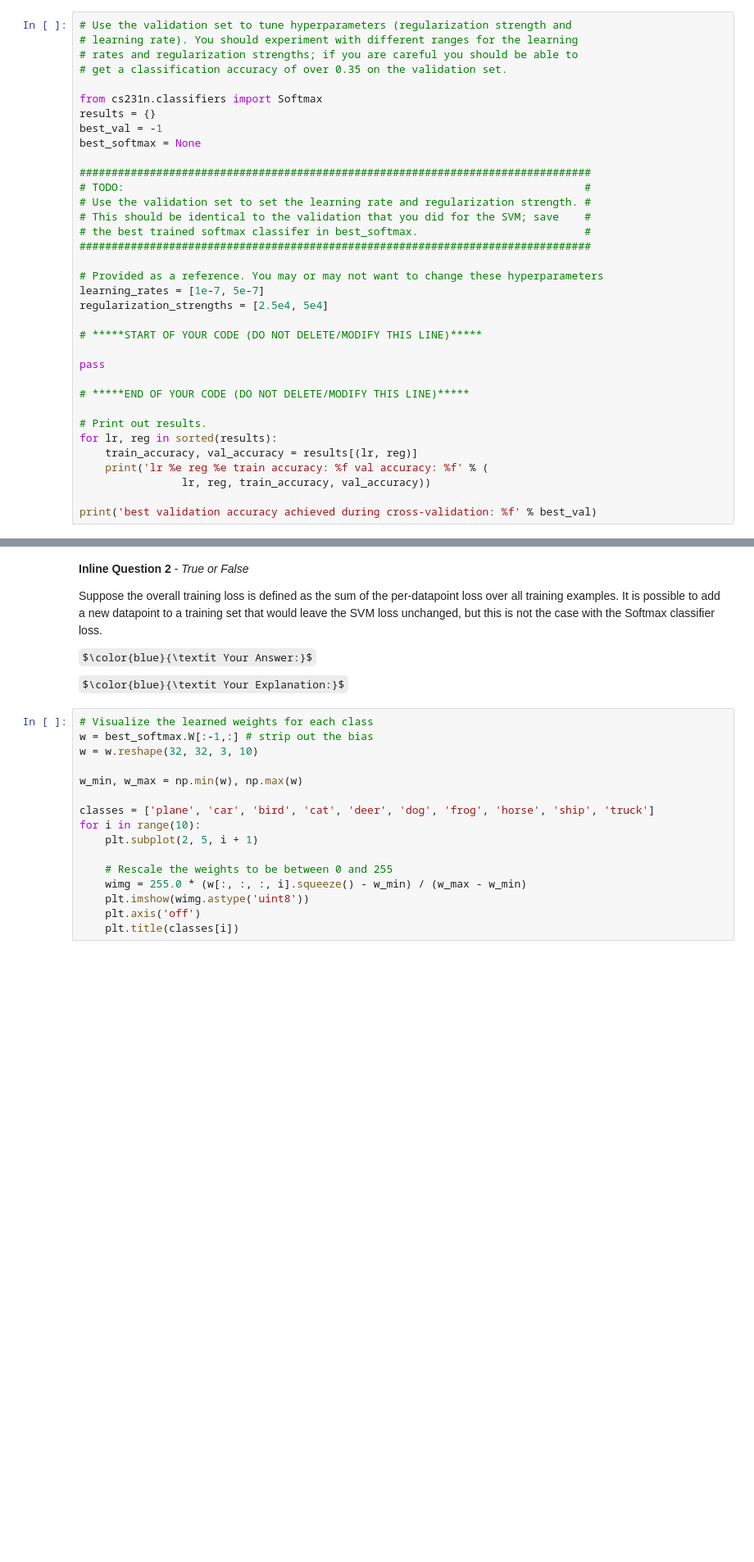
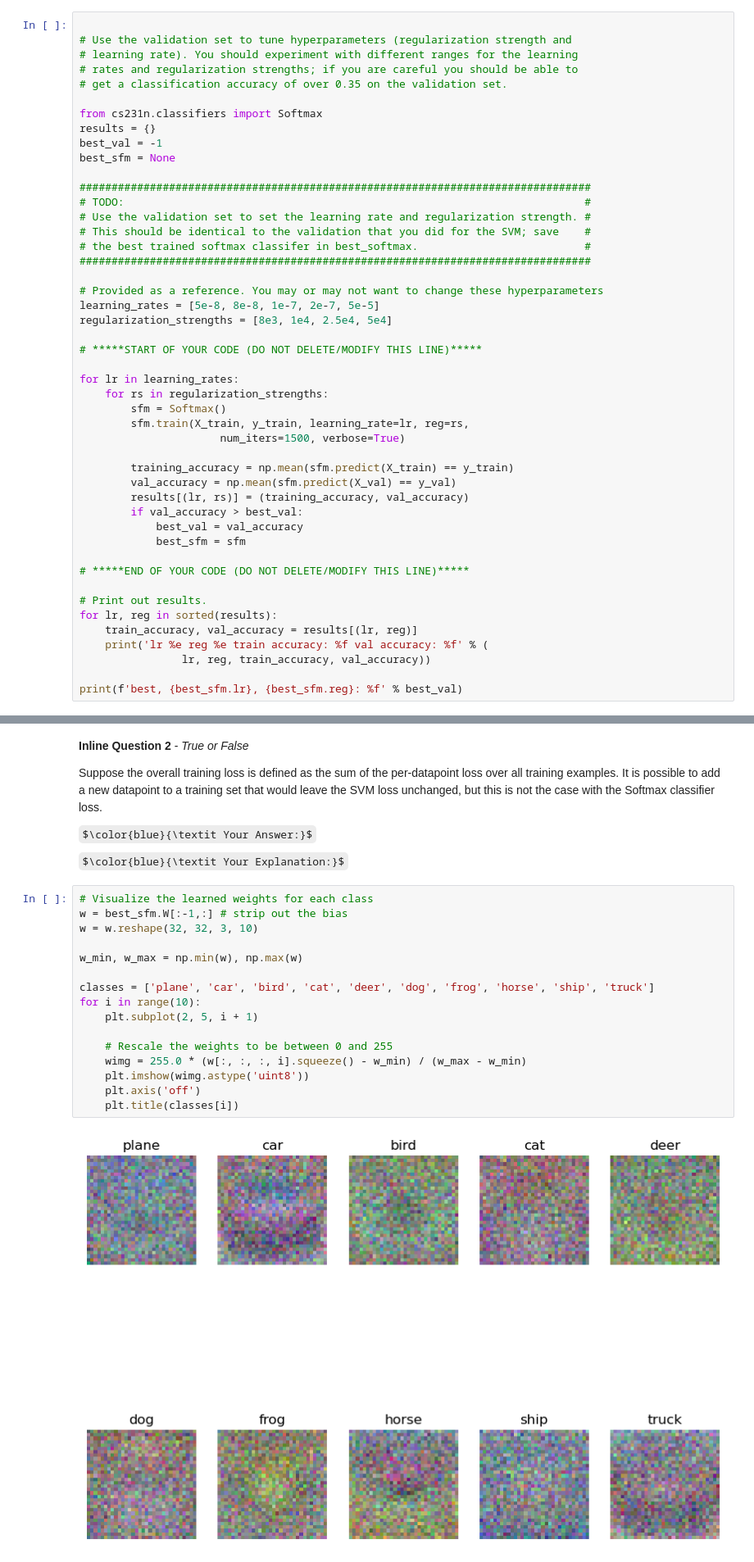
Before and after one commit to kev374k/comp-vision, a Jupyter notebook: assignment1/softmax.ipynb, the cells around one changed output, grey strips where cells are left out. Shown: that part at 82% size. Saved outputs shown, nothing was run; the diff lists cells and outputs as text; some formulas as TeX source; blank space fills up the shorter version.

Commit message:
finished softmax

```diff
--- a/assignment1/softmax.ipynb
+++ b/assignment1/softmax.ipynb
@@ -186,4 +215,5 @@ print('Gradient difference: %f' % grad_difference)
 # %%
+
 # Use the validation set to tune hyperparameters (regularization strength and
 # learning rate). You should experiment with different ranges for the learning
 # rates and regularization strengths; if you are careful you should be able to
@@ -192,7 +222,7 @@ print('Gradient difference: %f' % grad_difference)
 from cs231n.classifiers import Softmax
 results = {}
 best_val = -1
-best_softmax = None
+best_sfm = None
 
 ################################################################################
 # TODO:                                                                        #
@@ -202,12 +232,23 @@ best_softmax = None
 ################################################################################
 
 # Provided as a reference. You may or may not want to change these hyperparameters
-learning_rates = [1e-7, 5e-7]
-regularization_strengths = [2.5e4, 5e4]
+learning_rates = [5e-8, 8e-8, 1e-7, 2e-7, 5e-5]
+regularization_strengths = [8e3, 1e4, 2.5e4, 5e4]
 
 # *****START OF YOUR CODE (DO NOT DELETE/MODIFY THIS LINE)*****
 
-pass
+for lr in learning_rates:
+    for rs in regularization_strengths:
+        sfm = Softmax()
+        sfm.train(X_train, y_train, learning_rate=lr, reg=rs,
+                      num_iters=1500, verbose=True)
+
+        training_accuracy = np.mean(sfm.predict(X_train) == y_train)
+        val_accuracy = np.mean(sfm.predict(X_val) == y_val)
+        results[(lr, rs)] = (training_accuracy, val_accuracy)
+        if val_accuracy > best_val:
+            best_val = val_accuracy
+            best_sfm = sfm
 
 # *****END OF YOUR CODE (DO NOT DELETE/MODIFY THIS LINE)*****
 
@@ -217,4 +258,4 @@ for lr, reg in sorted(results):
     print('lr %e reg %e train accuracy: %f val accuracy: %f' % (
                 lr, reg, train_accuracy, val_accuracy))
 
-print('best validation accuracy achieved during cross-validation: %f' % best_val)
+print(f'best, {best_sfm.lr}, {best_sfm.reg}: %f' % best_val)
@@ -235,17 +313,19 @@ $\color{blue}{\textit Your Answer:}$
 $\color{blue}{\textit Your Explanation:}$
 # %%
 # Visualize the learned weights for each class
-w = best_softmax.W[:-1,:] # strip out the bias
+w = best_sfm.W[:-1,:] # strip out the bias
 w = w.reshape(32, 32, 3, 10)
 
 w_min, w_max = np.min(w), np.max(w)
 
 classes = ['plane', 'car', 'bird', 'cat', 'deer', 'dog', 'frog', 'horse', 'ship', 'truck']
 for i in range(10):
     plt.subplot(2, 5, i + 1)
 
     # Rescale the weights to be between 0 and 255
     wimg = 255.0 * (w[:, :, :, i].squeeze() - w_min) / (w_max - w_min)
     plt.imshow(wimg.astype('uint8'))
     plt.axis('off')
     plt.title(classes[i])
+# %% [output]
+[figure, added]
```
Also changed, not shown: parts of 5 cells of this notebook, 1 other file.
